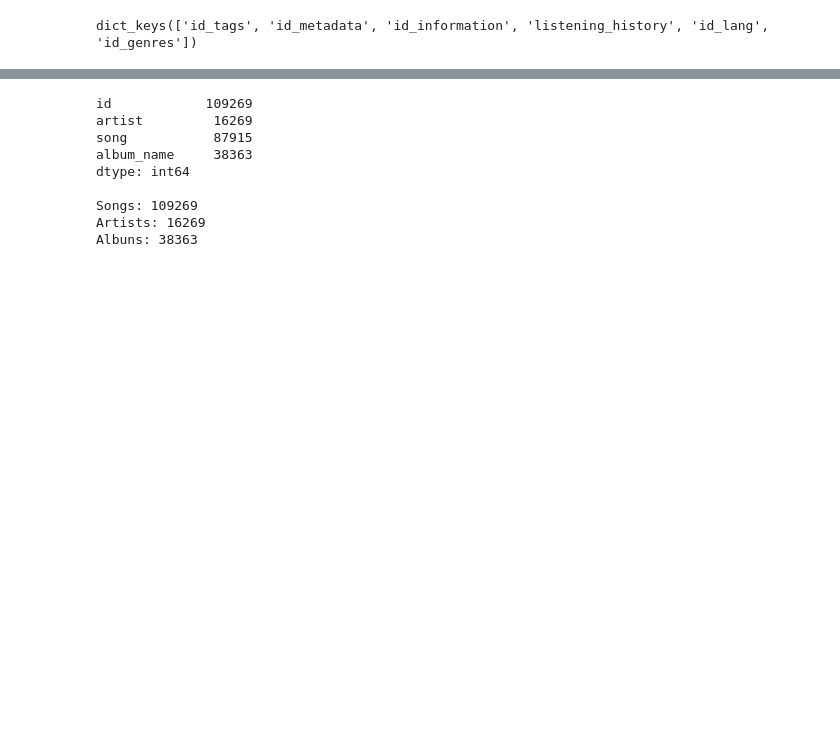
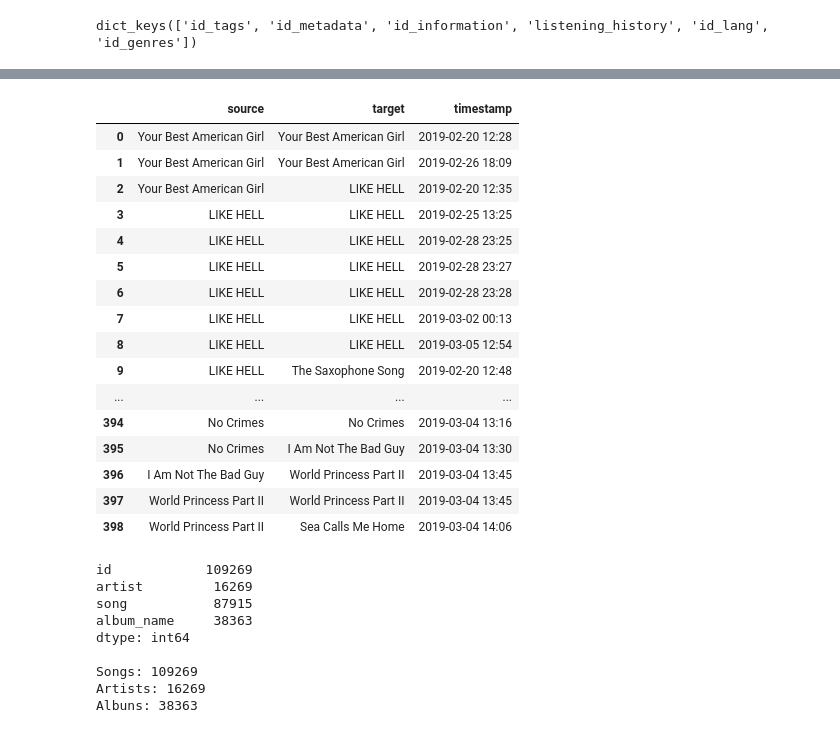
Before and after one commit to GiowGiow/Quantificando-a-Disrupcao-em-Redes-de-Similaridade-Musicais, a Jupyter notebook: EDA/EDA - Dataset.ipynb, the cells around one changed output, grey strips where cells are left out. Cells and saved outputs as stored; diff of their text form; code cells hidden in the pictures; blank space fills up the shorter version.

```diff
--- a/EDA/EDA - Dataset.ipynb
+++ b/EDA/EDA - Dataset.ipynb
@@ -58,0 +98,4 @@ dict_keys(['id_tags', 'id_metadata', 'id_information', 'listening_history', 'id_
+# %%
+## Selecting one user to check its listening history
+user1 = lh[lh["user"] == "user_007XIjOr"]
+user1
@@ -58,0 +116,4 @@ dict_keys(['id_tags', 'id_metadata', 'id_information', 'listening_history', 'id_
+# %%
+## Ranaming column
+renamed_df = user1.rename(columns = {'song':'id'})
+renamed_df
@@ -58,0 +134,20 @@ dict_keys(['id_tags', 'id_metadata', 'id_information', 'listening_history', 'id_
+# %%
+user1_songs = pd.merge(renamed_df, song_info, on='id')
+# %%
+def get_transition_timestamps(df):
+    list_of_lists = []
+
+    # first row is a transition to itself, # source, # target, # timestamp
+    list_of_lists.append([df.loc[0, "song"], df.loc[0, "song"],  df.loc[0, "timestamp"]])
+
+    # from 0 to n-1
+    for i in range(0, len(df) - 1) :
+        list_of_lists.append([df.loc[i, "song"], df.loc[i + 1, "song"],  df.loc[i + 1, "timestamp"]])
+
+    return list_of_lists
+
+def get_transition_df(transition_ts):
+    return pd.DataFrame(transition_ts, columns=["source", "target", "timestamp"])
+
+transition_ts = get_transition_timestamps(user1_songs)
+transition_ts
@@ -59,3 +172,25 @@ dict_keys(['id_tags', 'id_metadata', 'id_information', 'listening_history', 'id_
+# %%
+transitions = pd.DataFrame(transition_ts, columns=["source", "target", "timestamp"])
+
+transitions
+# %% [output]
+|  | source | target | timestamp |
+| 0 | Your Best American Girl | Your Best American Girl | 2019-02-20 12:28 |
+| 1 | Your Best American Girl | Your Best American Girl | 2019-02-26 18:09 |
+| 2 | Your Best American Girl | LIKE HELL | 2019-02-20 12:35 |
+| 3 | LIKE HELL | LIKE HELL | 2019-02-25 13:25 |
+| 4 | LIKE HELL | LIKE HELL | 2019-02-28 23:25 |
+| 5 | LIKE HELL | LIKE HELL | 2019-02-28 23:27 |
+| 6 | LIKE HELL | LIKE HELL | 2019-02-28 23:28 |
+| 7 | LIKE HELL | LIKE HELL | 2019-03-02 00:13 |
+| 8 | LIKE HELL | LIKE HELL | 2019-03-05 12:54 |
+| 9 | LIKE HELL | The Saxophone Song | 2019-02-20 12:48 |
+| ... | ... | ... | ... |
+| 394 | No Crimes | No Crimes | 2019-03-04 13:16 |
+| 395 | No Crimes | I Am Not The Bad Guy | 2019-03-04 13:30 |
+| 396 | I Am Not The Bad Guy | World Princess Part II | 2019-03-04 13:45 |
+| 397 | World Princess Part II | World Princess Part II | 2019-03-04 13:45 |
+| 398 | World Princess Part II | Sea Calls Me Home | 2019-03-04 14:06 |
 # %%
 df_info = datasets["id_information"]
 # %%
```
Also changed, not shown: parts of 7 cells of this notebook, 3 other files.
